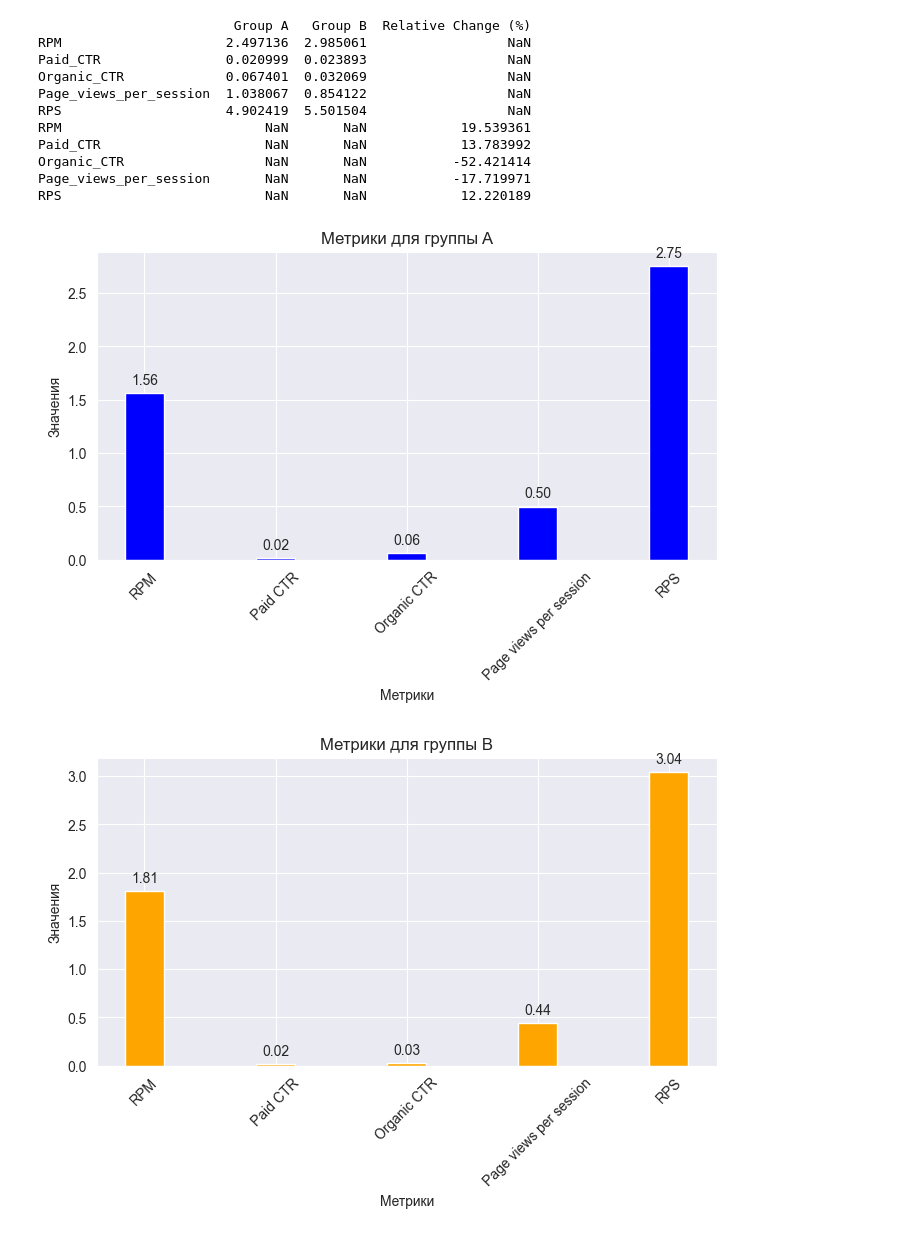
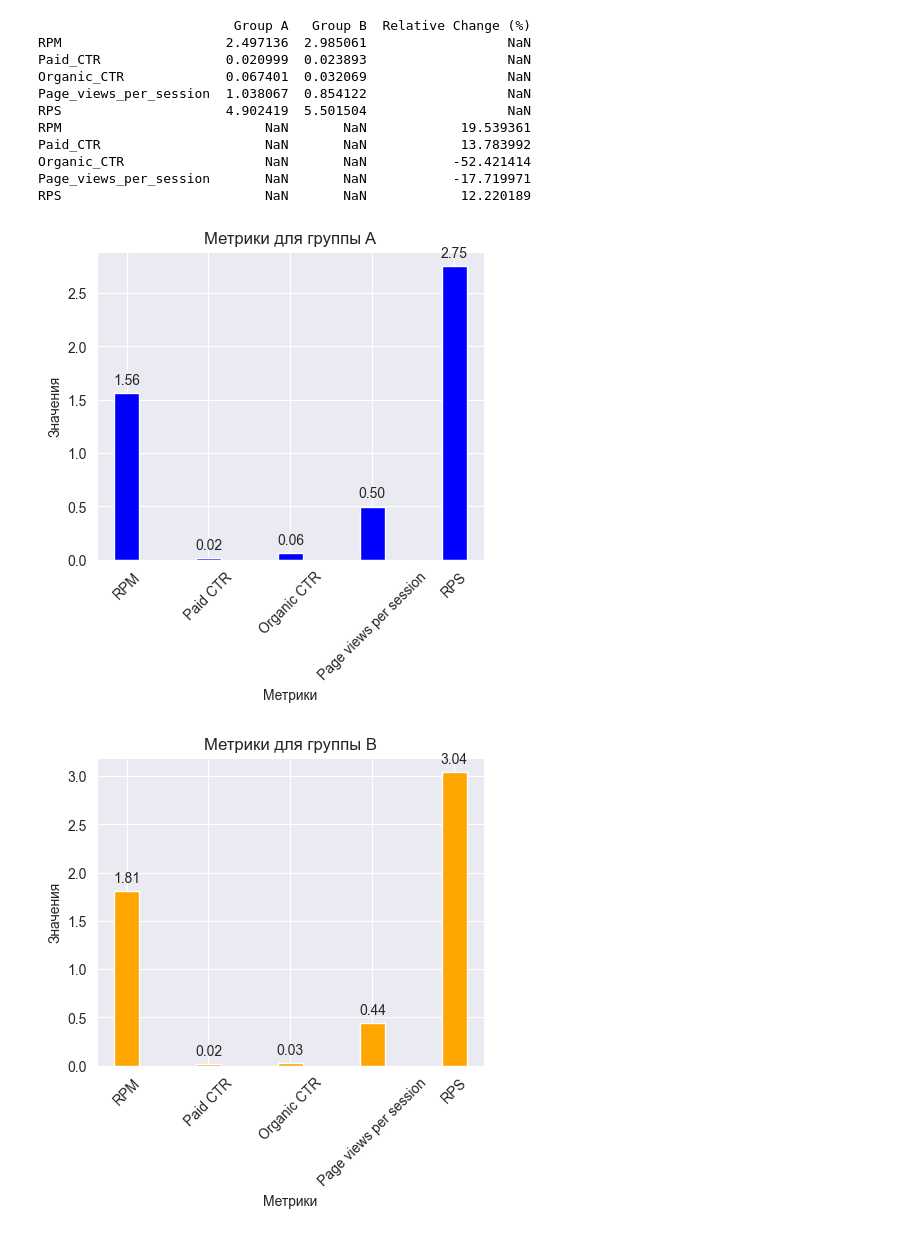
Before and after one commit to Ascorbinushka/A_B-test-S, a Jupyter notebook: end-to-end_project/marketpele_ab_test.ipynb, the cells around one changed output. Cells and saved outputs as stored; diff of their text form; code cells hidden in the pictures.

```diff
--- a/end-to-end_project/marketpele_ab_test.ipynb
+++ b/end-to-end_project/marketpele_ab_test.ipynb
@@ -271,27 +271,27 @@ RPS_b = (group_b['revenue'].sum() / group_b['sessions'].sum())* 1000
 # %%
 # Определение метрик и соответствующих значений
 metrics = ['RPM', 'Paid CTR', 'Organic CTR', 'Page views per session', 'RPS']
 values_a = [rpm_a, Paid_CTR_a, Organic_CTR_a, Page_views_per_session_a, RPS_a]
 values_b = [rpm_b, Paid_CTR_b, Organic_CTR_b, Page_views_per_session_b, RPS_b]
 
 # Функция для построения диаграммы
 def plot_bar_chart(values, group_name, color):
-    plt.figure(figsize=(8, 4))
+    plt.figure(figsize=(5, 4))
     plt.bar(metrics, values, color=color, width=0.3)
     plt.xlabel('Метрики')
     plt.ylabel('Значения')
     plt.title(f'Метрики для группы {group_name}')
     plt.xticks(rotation=45)
 
     # Добавление значений над столбцами
     for i, value in enumerate(values):
         plt.text(i, value + (0.02 * max(values)), f'{value:.2f}', ha='center', va='bottom')
 
     plt.show()
 
 # Построение диаграмм для групп A и B
 plot_bar_chart(values_a, 'A', 'blue')
 plot_bar_chart(values_b, 'B', 'orange')
 # %% [output]
-[figure, old version]
+[figure, new version]
-[figure, old version]
+[figure, new version]
```
